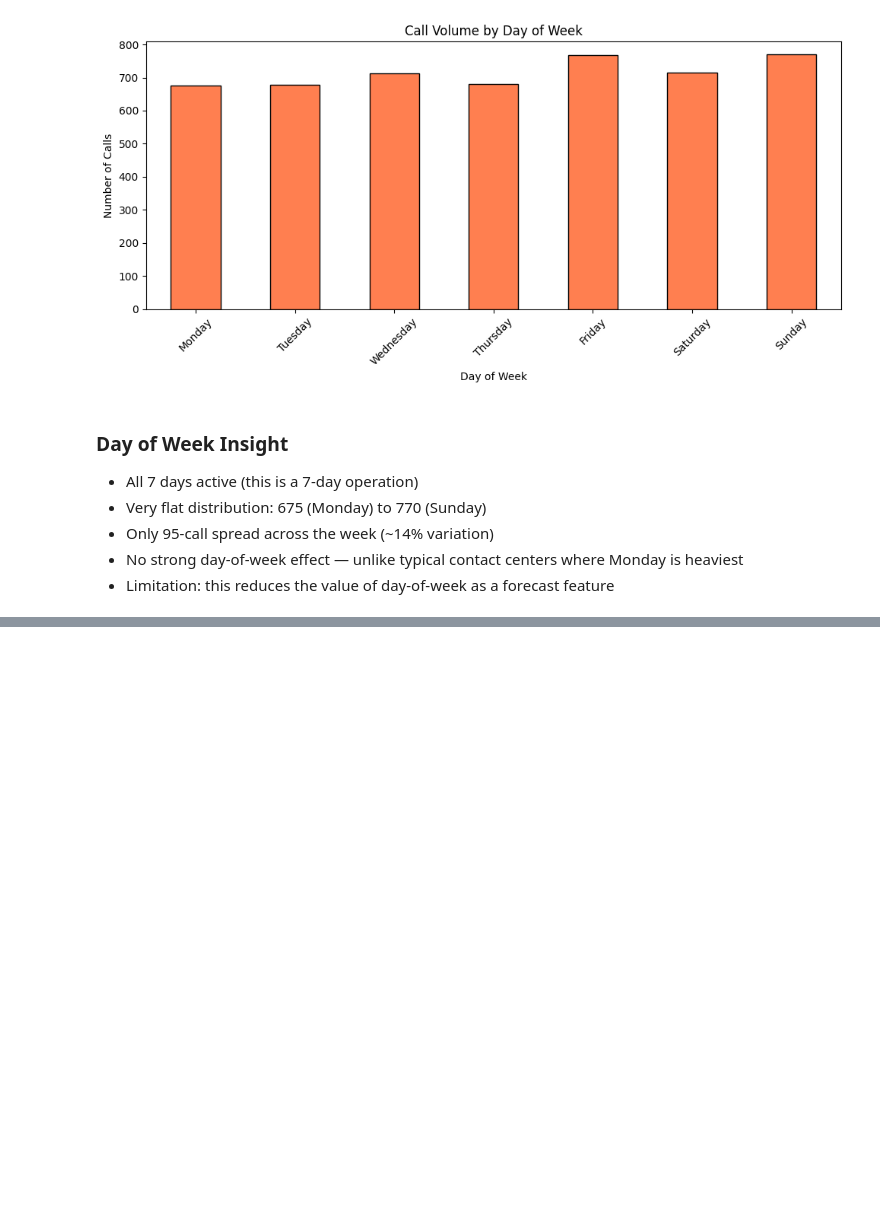
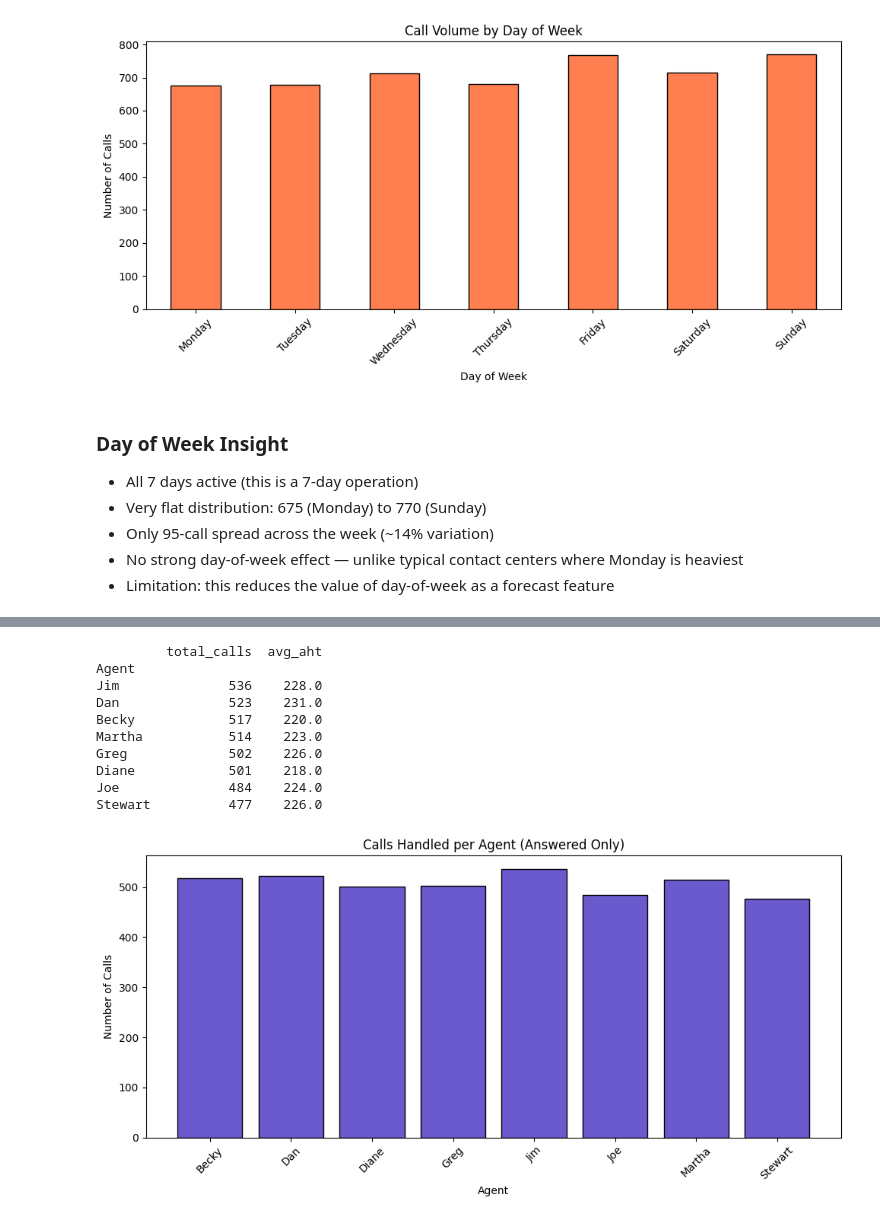
Before and after one commit to sauravjaglan-byte/wfm-forecasting-dashboard, a Jupyter notebook: notebooks/01_eda.ipynb, the cells around one changed output, grey strips where cells are left out. Cells and saved outputs as stored; diff of their text form; code cells hidden in the pictures; blank space fills up the shorter version.

```diff
--- a/notebooks/01_eda.ipynb
+++ b/notebooks/01_eda.ipynb
@@ -110,0 +214,29 @@ plt.show()
+# %%
+# Agent Workload Distribution
+agent_stats = answered.groupby('Agent').agg(
+    total_calls=('Call Id', 'count'),
+    avg_aht=('AHT_seconds', 'mean')
+).round(0)
+
+print(agent_stats.sort_values('total_calls', ascending=False))
+
+plt.figure(figsize=(10, 5))
+plt.bar(agent_stats.index, agent_stats['total_calls'], color='slateblue', edgecolor='black')
+plt.title('Calls Handled per Agent (Answered Only)')
+plt.xlabel('Agent')
+plt.ylabel('Number of Calls')
+plt.xticks(rotation=45)
+plt.tight_layout()
+plt.show()
+# %% [output]
+         total_calls  avg_aht
+Agent
+Jim              536    228.0
+Dan              523    231.0
+Becky            517    220.0
+Martha           514    223.0
+Greg             502    226.0
+Diane            501    218.0
+Joe              484    224.0
+Stewart          477    226.0
+[figure, added]
```
Also changed, not shown: parts of 10 cells of this notebook.
